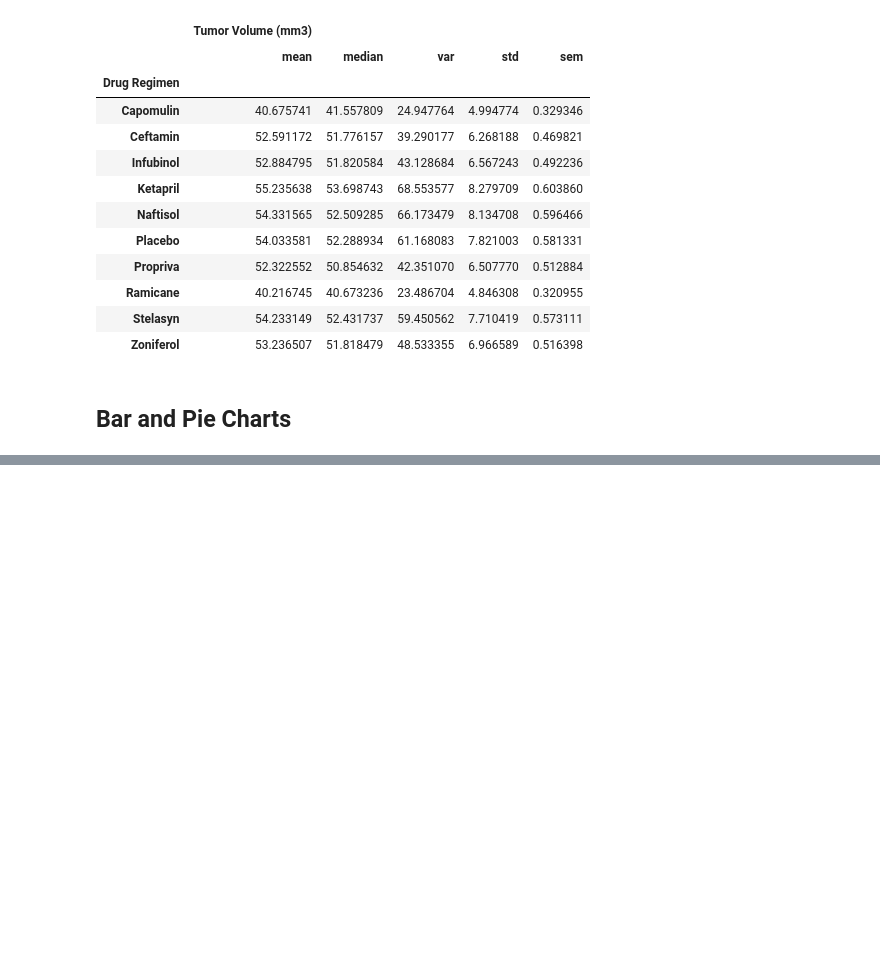
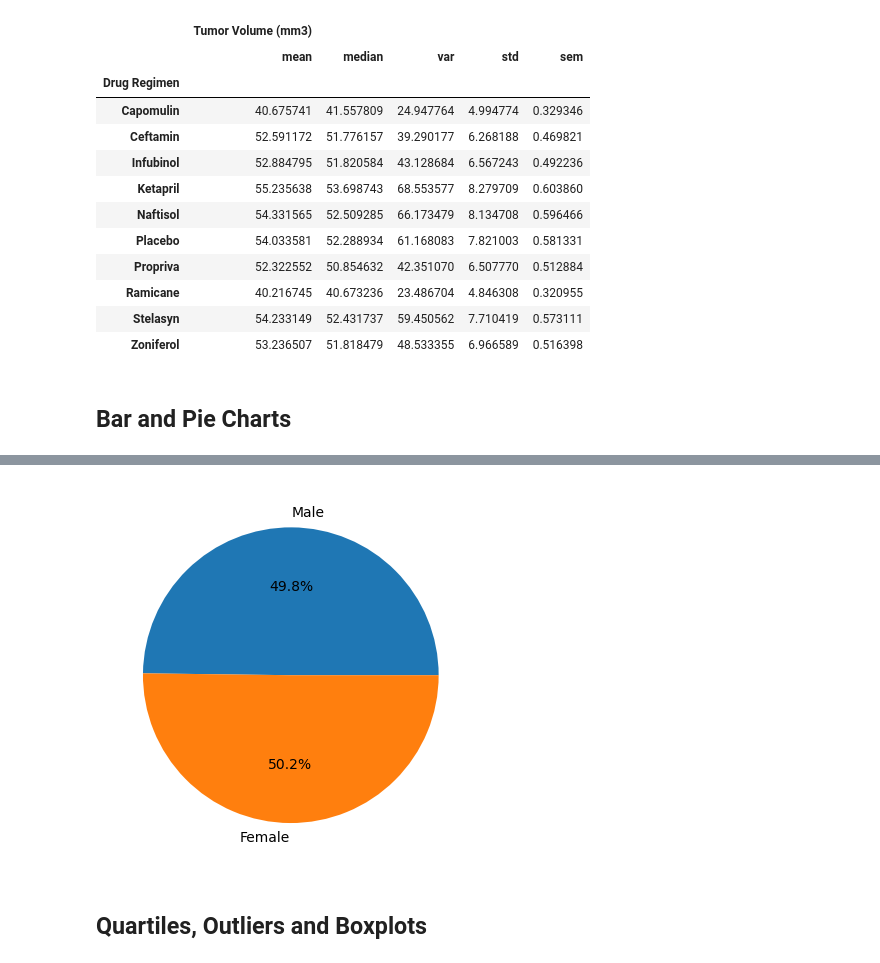
Before and after one commit to Fuy98/Challenge-5, a Jupyter notebook: Challenge-5.ipynb, the cells around one changed output, grey strips where cells are left out. Cells and saved outputs as stored; diff of their text form; code cells hidden in the pictures; blank space fills up the shorter version.

```diff
--- a/Challenge-5.ipynb
+++ b/Challenge-5.ipynb
@@ -206,0 +247,8 @@ study_results
+# %%
+# Generate a pie plot showing the distribution of female versus male mice using pyplot
+plt.pie(df['sex'], labels = df['labels'], autopct='%1.1f%%')
+plt.show()
+# %% [output]
+[figure, added]
+# %% [markdown]
+## Quartiles, Outliers and Boxplots
```
Also changed, not shown: parts of 15 cells of this notebook.
